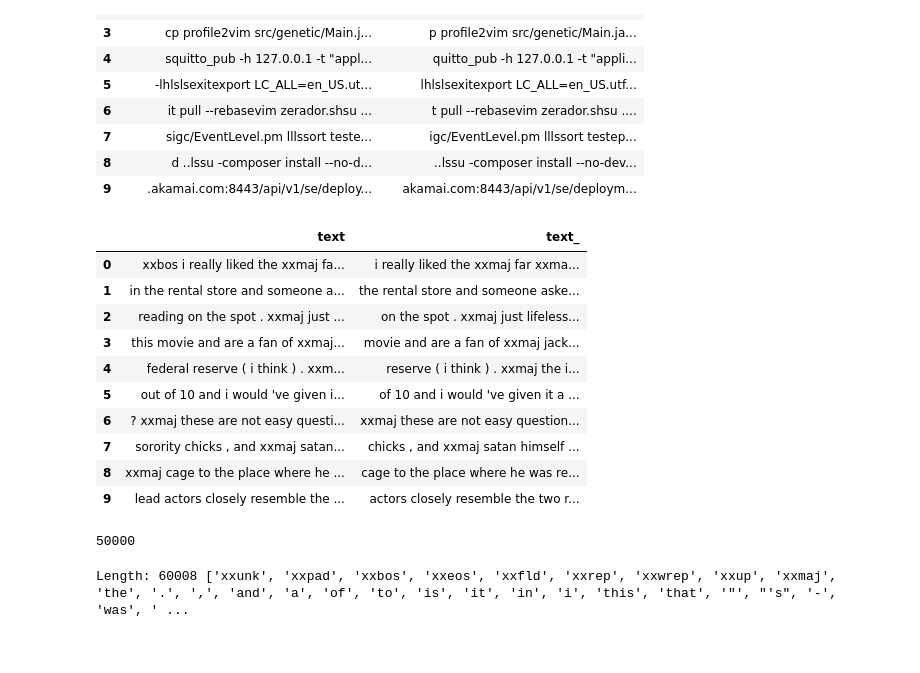
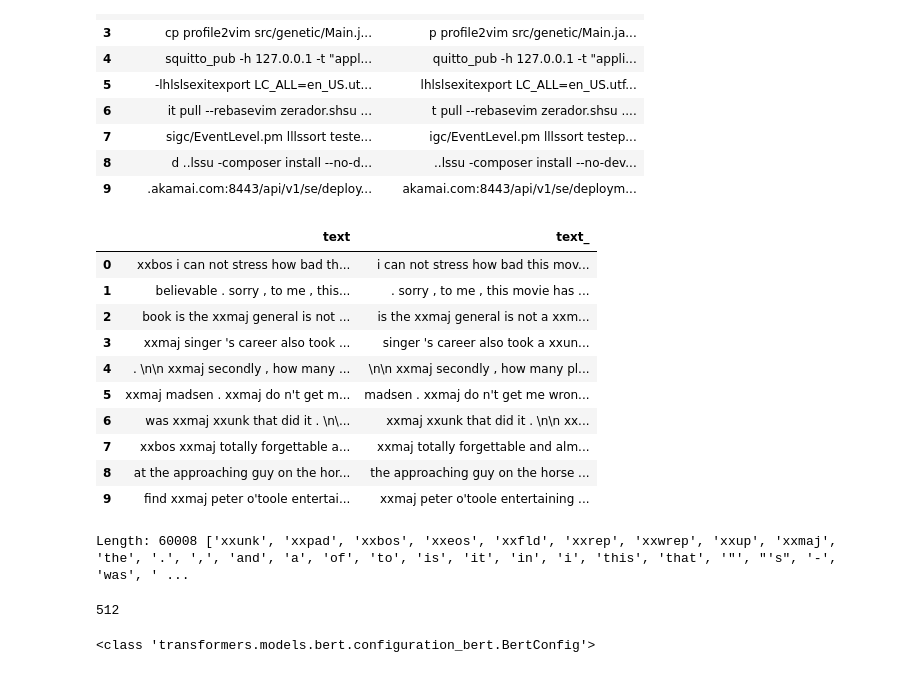
Before and after one commit to chTeut/gnn_project, a Jupyter notebook: FastAI/shell_cmd_transformer.ipynb, the cells around one changed output. Cells and saved outputs as stored; diff of their text form; code cells hidden in the pictures.

Commit message:
commit before refactoring

```diff
--- a/FastAI/shell_cmd_transformer.ipynb
+++ b/FastAI/shell_cmd_transformer.ipynb
@@ -449,70 +449,77 @@ dls.show_batch(max_n=10)
 # %%
 class MyTokenizer(Transform):
     def setups(self, items):
-        self.tok = WordTokenizer()
-        #self.tok.setup(items)
+        path = untar_data(URLs.IMDB)
+        self.tok =  Tokenizer.from_folder(path)
+        self.tok.setup(items)
 
     def encodes(self, txts):
         with open(txts, 'r') as file:
             content = file.read()
-        flattened_list = [item for sublist in list(self.tok(content)) for item in sublist]
-        return flattened_list
+        return self.tok(content)
 
     def decodes(self, encoded):
-        decoded_values = TitledStr(''.join(encoded))
-        return  decoded_values
+        return self.tok.decode(encoded)
 
 class MyNumerizer(Transform):
     def setups(self, items):
         self.num = Numericalize()
         self.num.setup(items)
         self.vocab = self.num.vocab
 
-
     def encodes(self, toks):
         return self.num(toks)
 
     def decodes(self, encoded):
         return self.num.decode(encoded)
 
-limit = -1
+limit = 1000
 path = untar_data(URLs.IMDB)
-tfms = [[Tokenizer.from_folder(path), Numericalize]]
+tfms = [[MyTokenizer(), MyNumerizer()]]
 files = get_text_files(path, folders = ['train', 'test'])
 #splits = GrandparentSplitter(valid_name='test')(files)
-dsets = Datasets(files[:], tfms)#, splits=splits)
-dls = dsets.dataloaders(dl_type=LMDataLoader, before_batch=pad_input)
+dsets = Datasets(files[:limit], tfms)#, splits=splits)
+dls = dsets.dataloaders(dl_type=LMDataLoader)
 
 dls.show_batch(max_n=10)
 # %% [output]
 |  | text | text_ |
-| 0 | xxbos i really liked the xxmaj fa... | i really liked the xxmaj far xxma... |
-| 1 | in the rental store and someone a... | the rental store and someone aske... |
-| 2 | reading on the spot . xxmaj just ... | on the spot . xxmaj just lifeless... |
-| 3 | this movie and are a fan of xxmaj... | movie and are a fan of xxmaj jack... |
-| 4 | federal reserve ( i think ) . xxm... | reserve ( i think ) . xxmaj the i... |
-| 5 | out of 10 and i would 've given i... | of 10 and i would 've given it a ... |
-| 6 | ? xxmaj these are not easy questi... | xxmaj these are not easy question... |
-| 7 | sorority chicks , and xxmaj satan... | chicks , and xxmaj satan himself ... |
-| 8 | xxmaj cage to the place where he ... | cage to the place where he was re... |
-| 9 | lead actors closely resemble the ... | actors closely resemble the two r... |
+| 0 | xxbos i can not stress how bad th... | i can not stress how bad this mov... |
+| 1 | believable . sorry , to me , this... | . sorry , to me , this movie has ... |
+| 2 | book is the xxmaj general is not ... | is the xxmaj general is not a xxm... |
+| 3 | xxmaj singer 's career also took ... | singer 's career also took a xxun... |
+| 4 | . \n\n xxmaj secondly , how many ... | \n\n xxmaj secondly , how many pl... |
+| 5 | xxmaj madsen . xxmaj do n't get m... | madsen . xxmaj do n't get me wron... |
+| 6 | was xxmaj xxunk that did it . \n\... | xxmaj xxunk that did it . \n\n xx... |
+| 7 | xxbos xxmaj totally forgettable a... | xxmaj totally forgettable and alm... |
+| 8 | at the approaching guy on the hor... | the approaching guy on the horse ... |
+| 9 | find xxmaj peter o'toole entertai... | xxmaj peter o'toole entertaining ... |
-# %%
-len(dsets)
-# %% [output]
-50000
 # %%
 print("Length:",len(dls.vocab),dls.vocab)
 # %% [output]
 Length: 60008 ['xxunk', 'xxpad', 'xxbos', 'xxeos', 'xxfld', 'xxrep', 'xxwrep', 'xxup', 'xxmaj', 'the', '.', ',', 'and', 'a', 'of', 'to', 'is', 'it', 'in', 'i', 'this', 'that', '"', "'s", '-', 'was', ' ...
+# %%
+from transformers import AutoConfig
+config = AutoConfig.from_pretrained('bert-base-uncased')
+config.max_position_embeddings
+# %% [output]
+512
 # %%
 from transformers import AutoConfig
 config = AutoConfig.from_pretrained('bert-base-uncased')
 
+print(type(config))
+
 config.vocab_size = len(dls.vocab)
 config.num_labels = len(dls.vocab)
-config.hidden_size = 132
-config.num_hidden_layers = 5
+#config.hidden_size = 132
+config.hidden_size = 395
+config.num_hidden_layers = 12
+config.num_attention_heads = 5
+config.max_position_embeddings = 512
 transformer = ShellTransformer(config)
+# %% [output]
+<class 'transformers.models.bert.configuration_bert.BertConfig'>
 # %%
 config.vocab_size
 # %% [output]
```
Also changed, not shown: parts of 20 cells of this notebook.
